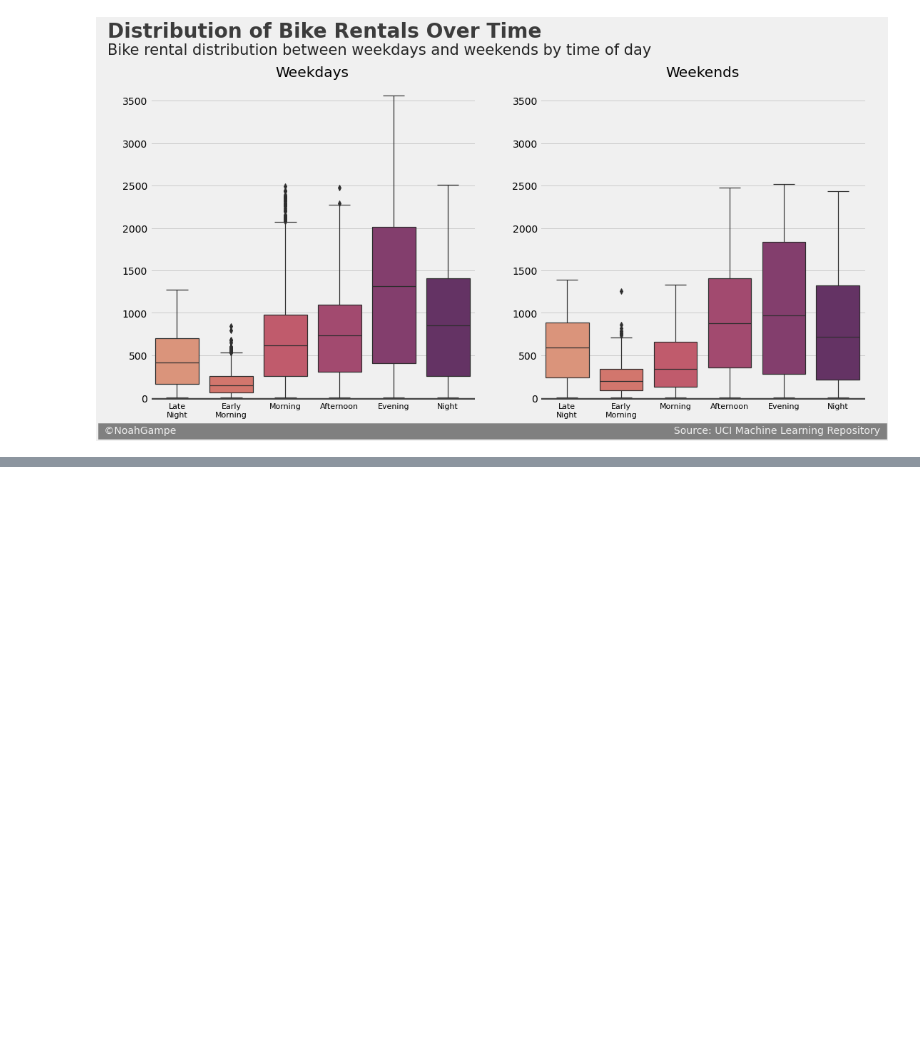
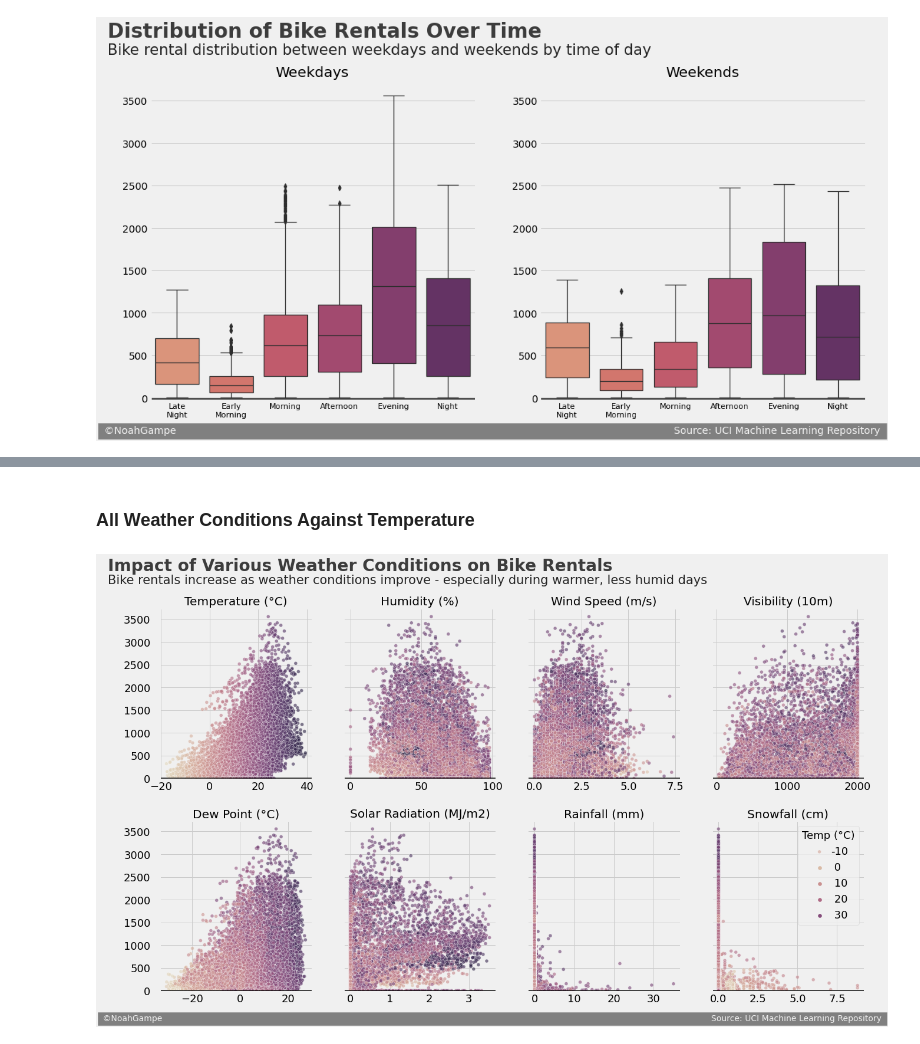
Before and after one commit to noah-kg/predicting-seoul-bike-rentals, a Jupyter notebook: Seoul Bike Rentals.ipynb, the cells around one changed output, grey strips where cells are left out. Saved outputs shown, nothing was run; the diff lists cells and outputs as text; code cells hidden in the pictures; blank space fills up the shorter version.

```diff
--- a/Seoul Bike Rentals.ipynb
+++ b/Seoul Bike Rentals.ipynb
@@ -560,0 +615,8 @@ plot_scatter(seoul_rentals, 'Temp', 'Rented Bike Count', title, sub, 'Dew Point
+# %% [markdown]
+### All Weather Conditions Against Temperature
+# %%
+title = 'Impact of Various Weather Conditions on Bike Rentals'
+sub = 'Bike rentals increase as weather conditions improve - especially during warmer, less humid days'
+plot_multi_scatter(seoul_rentals, title, sub)
+# %% [output]
+[figure, added]
```
Also changed, not shown: parts of 12 cells of this notebook.
